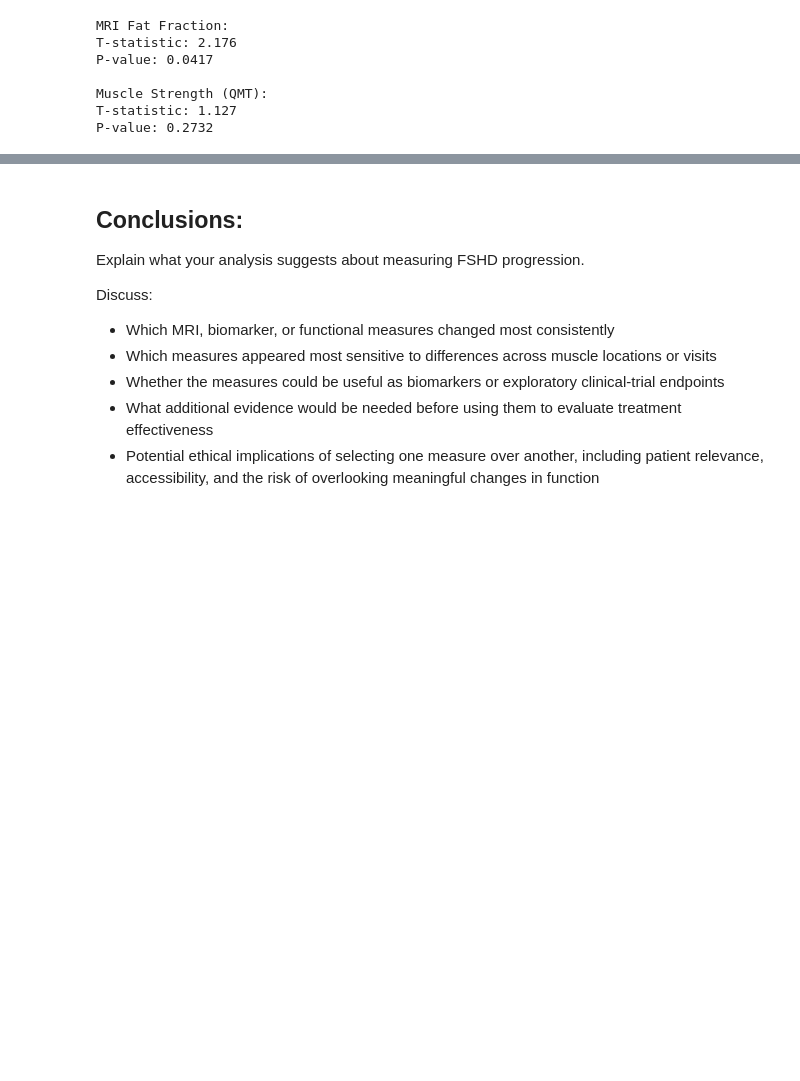
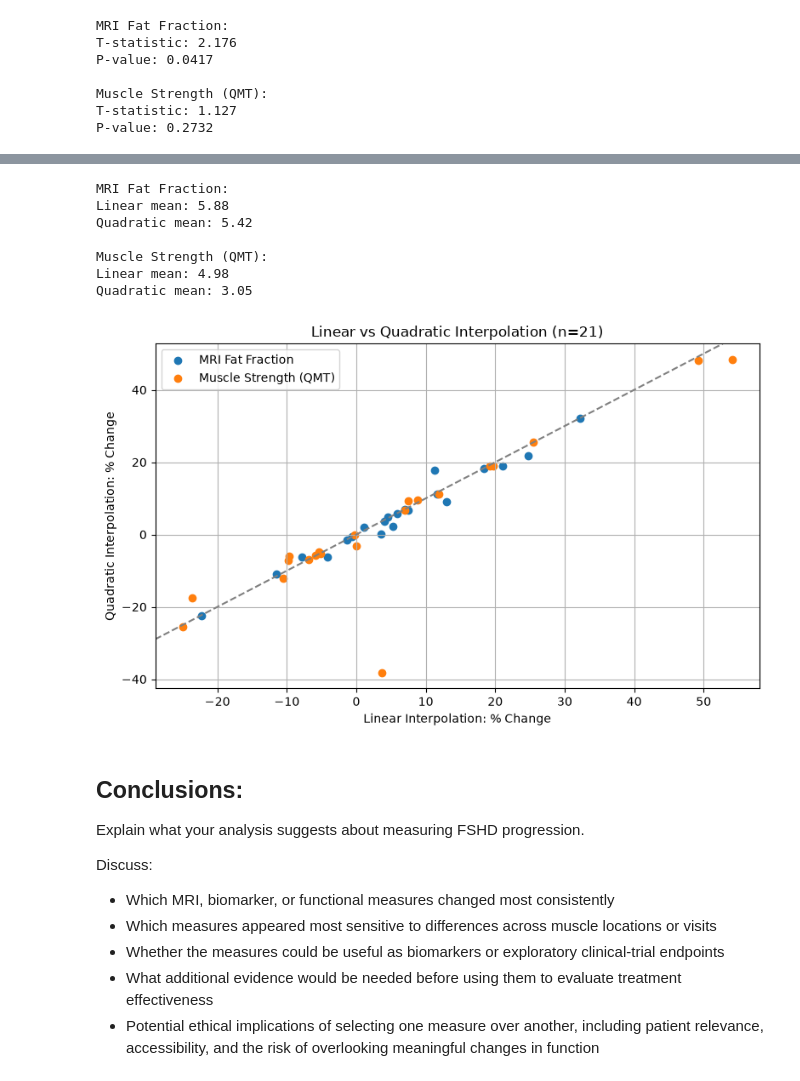
Before and after one commit to mbe6cs/BME-2315-Module-2, a Jupyter notebook: FSHDModule2Journal.ipynb, the cells around one changed output, grey strips where cells are left out. Drawn from its saved outputs; the diff is of its cells as text; code cells hidden in the pictures; blank space fills up the shorter version.

Commit message:
Add interpolation validation and comparison graphs

```diff
--- a/FSHDModule2Journal.ipynb
+++ b/FSHDModule2Journal.ipynb
@@ -592,3 +626,67 @@ P-value: 0.2732
+# %%
+# Compare linear and quadratic interpolation for all 21 patients
+
+def quadratic_change(row, columns):
+    times = [row[col] for col in time_cols]
+    values = [row[col] for col in columns]
+
+    f = interp1d(times, values, kind="quadratic")
+
+    value_T1 = float(f(T1))
+    value_T2 = float(f(T2))
+
+    return (value_T2 - value_T1) / value_T1 * 100
+
+# Calculate quadratic percentage changes
+complete["FF_quad_change"] = complete.apply(
+    lambda row: quadratic_change(row, ff_cols), axis=1
+)
+
+complete["QMT_quad_change"] = complete.apply(
+    lambda row: quadratic_change(row, qmt_cols), axis=1
+)
+
+# Compare average changes
+print("MRI Fat Fraction:")
+print("Linear mean:", round(complete["FF_change"].mean(), 2))
+print("Quadratic mean:", round(complete["FF_quad_change"].mean(), 2))
+
+print("\nMuscle Strength (QMT):")
+print("Linear mean:", round(complete["QMT_change"].mean(), 2))
+print("Quadratic mean:", round(complete["QMT_quad_change"].mean(), 2))
+
+# Visualize the comparison
+plt.figure(figsize=(8, 5))
+
+plt.scatter(
+    complete["FF_change"],
+    complete["FF_quad_change"],
+    label="MRI Fat Fraction"
+)
+
+plt.scatter(
+    complete["QMT_change"],
+    complete["QMT_quad_change"],
+    label="Muscle Strength (QMT)"
+)
+
+plt.xlabel("Linear Interpolation: % Change")
+plt.ylabel("Quadratic Interpolation: % Change")
+plt.title("Linear vs Quadratic Interpolation (n=21)")
+plt.axline((0, 0), slope=1, linestyle="--", color="gray")
+plt.legend()
+plt.grid(True)
+plt.tight_layout()
+plt.show()
+# %% [output]
+MRI Fat Fraction:
+Linear mean: 5.88
+Quadratic mean: 5.42
+
+Muscle Strength (QMT):
+Linear mean: 4.98
+Quadratic mean: 3.05
+[figure, added]
 # %% [markdown]
 ## Conclusions:
 
```
Also changed, not shown: parts of 1 cell of this notebook, 1 other file.
